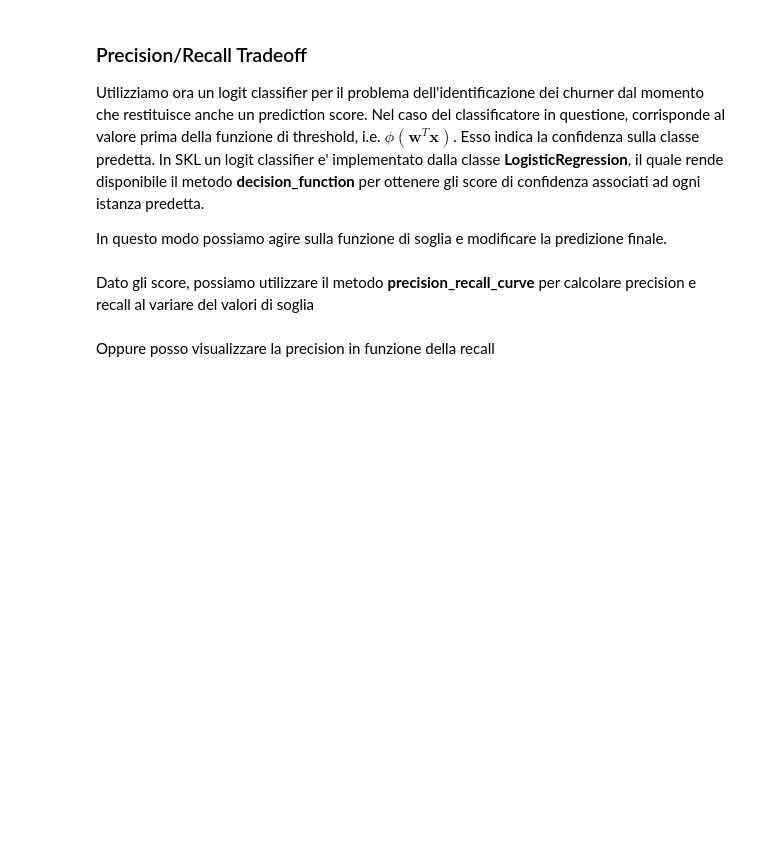
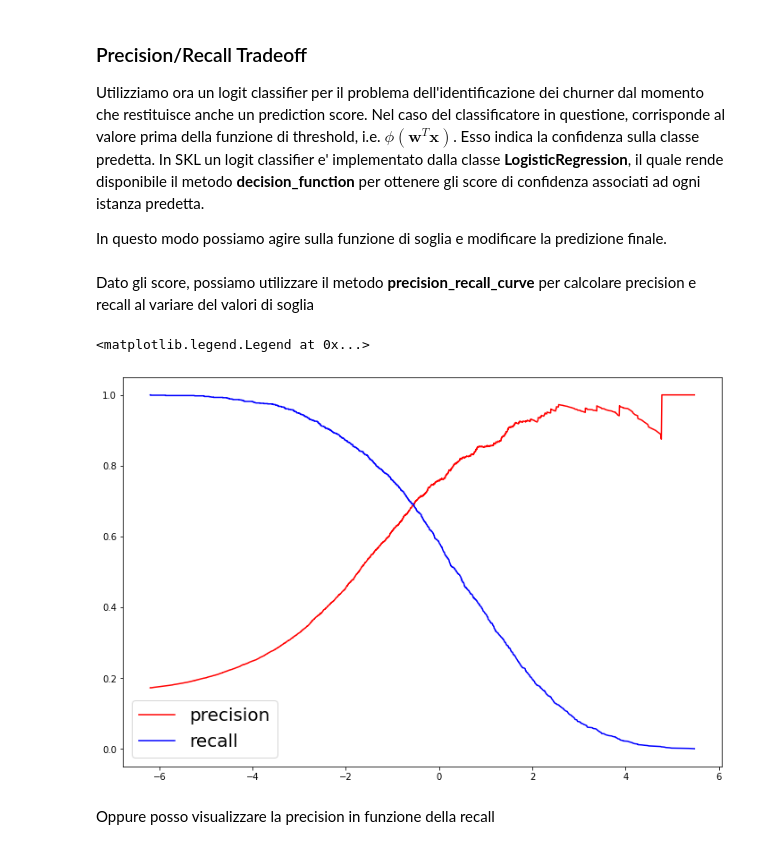
Before and after one commit to matzigno/CSML21, a Jupyter notebook: Classification.ipynb, the cells around one changed output. Saved outputs shown, nothing was run; the diff lists cells and outputs as text; code cells hidden in the pictures; blank space fills up the shorter version.

```diff
--- a/Classification.ipynb
+++ b/Classification.ipynb
@@ -158,4 +166,4 @@ X_train.shape, y_train.shape, X_test.shape, y_test.shape
 # %%
-perceptron.fit(feature_matrix, credit_card_label)
+perceptron.fit(X_train, y_train)
 predicted_test = perceptron.predict(X_test)
 np.sum(predicted_test == y_test)/len(y_test)
@@ -348,11 +429,14 @@ Dato gli score, possiamo utilizzare il metodo **precision_recall_curve** per cal
 # %%
 prec, rec, soglia = precision_recall_curve(y_train, y_scores)
 # %%
-fig = plt.figure(figsize=(16,9))
+fig = plt.figure(figsize=(12,8))
 ax = fig.add_subplot()
 ax.plot(soglia, prec[:-1], 'r',label='precision')
 ax.plot(soglia, rec[:-1], 'b',label='recall')
 ax.legend(fontsize=20)
+# %% [output]
+<matplotlib.legend.Legend at 0x...>
+[figure, added]
 # %% [markdown]
 Oppure posso visualizzare la precision in funzione della recall
 # %%
```
Also changed, not shown: parts of 58 cells of this notebook, 1 other file.
